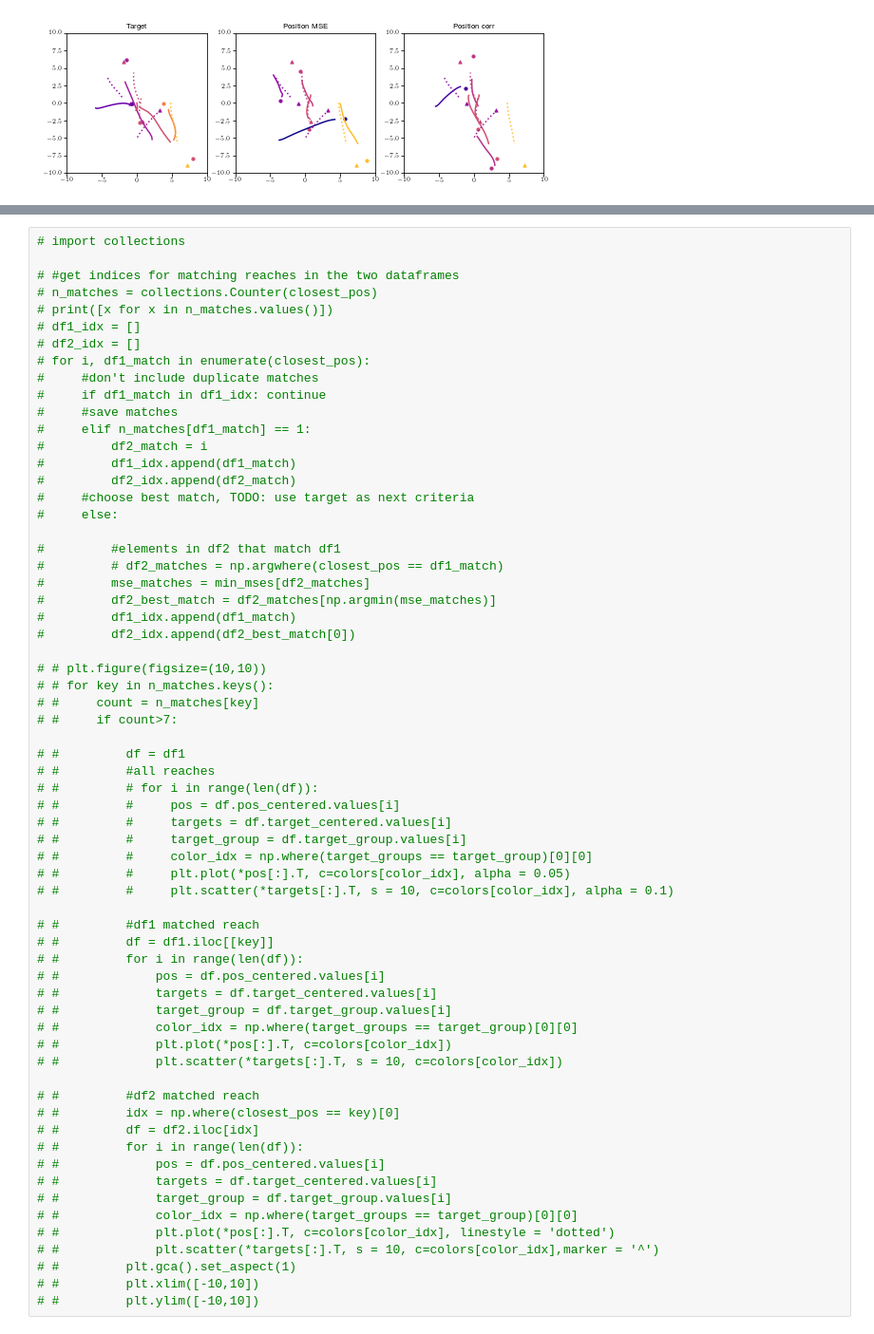
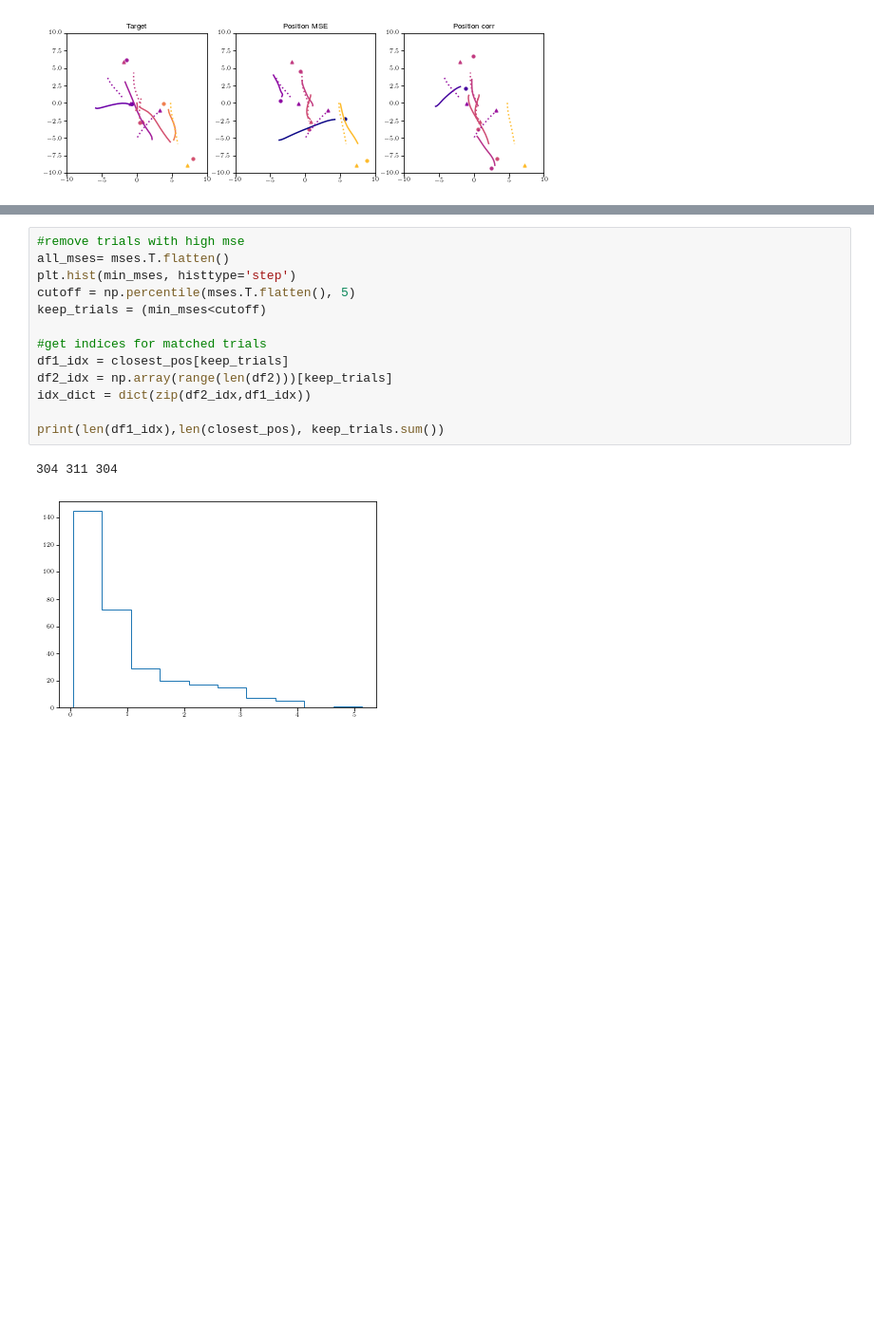
Before and after one commit to AtMostafa/multi-animal-alignment, a Jupyter notebook: random_walk/match_data.ipynb, the cells around one changed output, grey strips where cells are left out. Shown at 95% size. Saved outputs shown, nothing was run; the diff lists cells and outputs as text; blank space fills up the shorter version.

```diff
--- a/random_walk/match_data.ipynb
+++ b/random_walk/match_data.ipynb
@@ -352,66 +268,18 @@ for i in range(len(col_names)):
-# %%
-# import collections
-
-# #get indices for matching reaches in the two dataframes
-# n_matches = collections.Counter(closest_pos)
-# print([x for x in n_matches.values()])
-# df1_idx = []
-# df2_idx = []
-# for i, df1_match in enumerate(closest_pos):
-#     #don't include duplicate matches
-#     if df1_match in df1_idx: continue
-#     #save matches
-#     elif n_matches[df1_match] == 1:
-#         df2_match = i
-#         df1_idx.append(df1_match)
-#         df2_idx.append(df2_match)
-#     #choose best match, TODO: use target as next criteria
-#     else:
-
-#         #elements in df2 that match df1
-#         # df2_matches = np.argwhere(closest_pos == df1_match)
-#         mse_matches = min_mses[df2_matches]
-#         df2_best_match = df2_matches[np.argmin(mse_matches)]
-#         df1_idx.append(df1_match)
-#         df2_idx.append(df2_best_match[0])
-
-# # plt.figure(figsize=(10,10))
-# # for key in n_matches.keys():
-# #     count = n_matches[key]
-# #     if count>7:
-
-# #         df = df1
-# #         #all reaches
-# #         # for i in range(len(df)):
-# #         #     pos = df.pos_centered.values[i]
-# #         #     targets = df.target_centered.values[i]
-# #         #     target_group = df.target_group.values[i]
-# #         #     color_idx = np.where(target_groups == target_group)[0][0]
-# #         #     plt.plot(*pos[:].T, c=colors[color_idx], alpha = 0.05)
-# #         #     plt.scatter(*targets[:].T, s = 10, c=colors[color_idx], alpha = 0.1)
-
-# #         #df1 matched reach
-# #         df = df1.iloc[[key]]
-# #         for i in range(len(df)):
-# #             pos = df.pos_centered.values[i]
-# #             targets = df.target_centered.values[i]
-# #             target_group = df.target_group.values[i]
-# #             color_idx = np.where(target_groups == target_group)[0][0]
-# #             plt.plot(*pos[:].T, c=colors[color_idx])
-# #             plt.scatter(*targets[:].T, s = 10, c=colors[color_idx])
-
-# #         #df2 matched reach
-# #         idx = np.where(closest_pos == key)[0]
-# #         df = df2.iloc[idx]
-# #         for i in range(len(df)):
-# #             pos = df.pos_centered.values[i]
-# #             targets = df.target_centered.values[i]
-# #             target_group = df.target_group.values[i]
-# #             color_idx = np.where(target_groups == target_group)[0][0]
-# #             plt.plot(*pos[:].T, c=colors[color_idx], linestyle = 'dotted')
-# #             plt.scatter(*targets[:].T, s = 10, c=colors[color_idx],marker = '^')
-# #         plt.gca().set_aspect(1)
-# #         plt.xlim([-10,10])
-# #         plt.ylim([-10,10])
+# %%
+#remove trials with high mse
+all_mses= mses.T.flatten()
+plt.hist(min_mses, histtype='step')
+cutoff = np.percentile(mses.T.flatten(), 5)
+keep_trials = (min_mses<cutoff)
+
+#get indices for matched trials
+df1_idx = closest_pos[keep_trials]
+df2_idx = np.array(range(len(df2)))[keep_trials]
+idx_dict = dict(zip(df2_idx,df1_idx))
+
+print(len(df1_idx),len(closest_pos), keep_trials.sum())
+# %% [output]
+304 311 304
+[figure, added]
 # %%
 #subset dataframes with matched reaches
```
Also changed, not shown: parts of 10 cells of this notebook, 14 other files.
